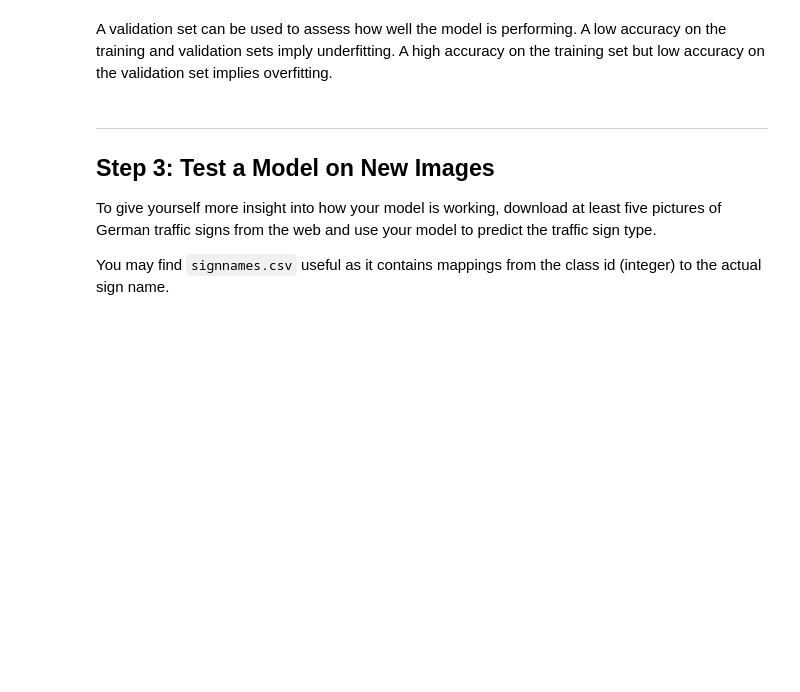
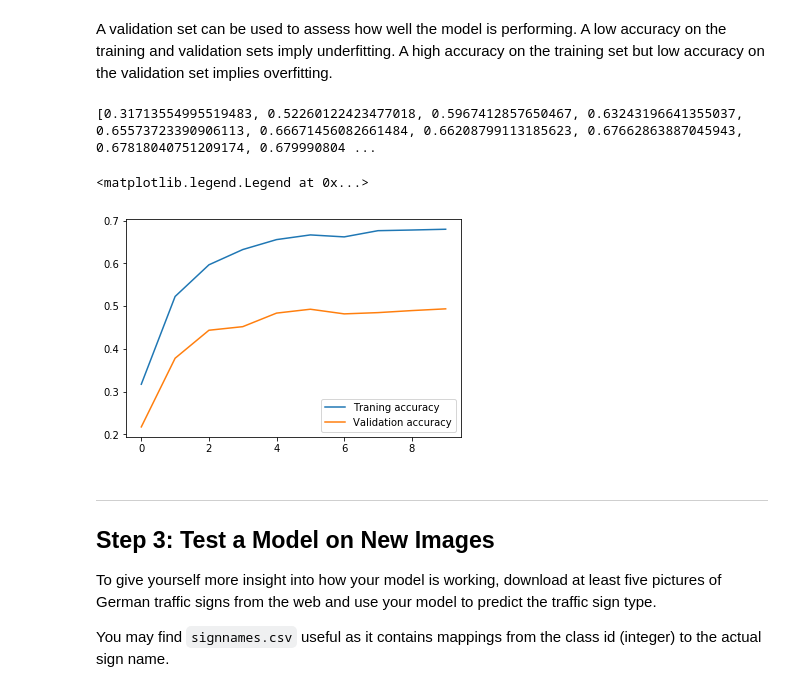
Before and after one commit to ysono/CarND-T1P2-Traffic-Sign-Classifier-Project, a Jupyter notebook: ysono-notebooks/1. foo.ipynb, the cells around one changed output. Cells and saved outputs as stored; diff of their text form; code cells hidden in the pictures; blank space fills up the shorter version.

Commit message:
copied lenet but 68% training acc and 49% valid acc

```diff
--- a/ysono-notebooks/1. foo.ipynb
+++ b/ysono-notebooks/1. foo.ipynb
@@ -52,2 +48,11 @@ Use the code cell (or multiple code cells, if necessary) to implement the first
+# %%
+def pre_proc_images(images):
+#     gray = [cv2.cvtColor(img, cv2.COLOR_RGB2GRAY) for img in images]
+    normalized = (images - 128) / 128
+    return normalized
+
+X_train_processed = pre_proc_images(X_train)
+X_valid_processed = pre_proc_images(X_valid)
+X_test_processed = pre_proc_images(X_test)
 # %% [markdown]
 ### Model Architecture
@@ -56,0 +59,9 @@ Use the code cell (or multiple code cells, if necessary) to implement the first
+# %%
+import tensorflow as tf
+from tensorflow.contrib.layers import flatten
+from sklearn.utils import shuffle
+
+DIM_INPUT = 32
+NUM_CLASSES = 42
+
+BATCH_SIZE = 128
@@ -68,3 +170,18 @@ sets imply underfitting. A high accuracy on the training set but low accuracy on
+# %%
+train_accuracies, valid_accuracies = run_train_operation(10, X_train_processed, y_train, X_valid_processed, y_valid)
+print(train_accuracies, valid_accuracies)
+# %% [output]
+[0.31713554995519483, 0.52260122423477018, 0.5967412857650467, 0.63243196641355037, 0.65573723390906113, 0.66671456082661484, 0.66208799113185623, 0.67662863887045943, 0.67818040751209174, 0.679990804 ...
+# %%
+import matplotlib.pyplot as plt
+%matplotlib inline
+
+plt.plot(train_accuracies, label = 'Traning accuracy')
+plt.plot(valid_accuracies, label = 'Validation accuracy')
+plt.legend()
+# %% [output]
+<matplotlib.legend.Legend at 0x...>
+[figure, added]
 # %% [markdown]
 ---
 
```
Also changed, not shown: parts of 5 cells of this notebook, 1 other file.
